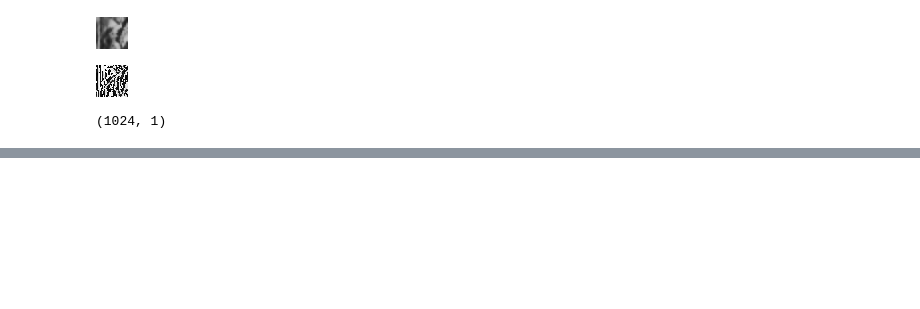
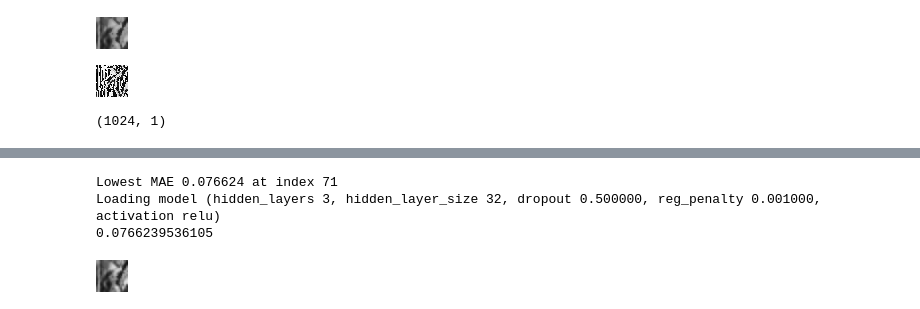
Before and after one commit to druce/lena20170812, a Jupyter notebook: Lena.ipynb, the cells around one changed output, grey strips where cells are left out. Saved outputs shown, nothing was run; the diff lists cells and outputs as text; code cells hidden in the pictures; blank space fills up the shorter version.

Commit message:
use MAE, fix grid search loop, load and evaluate best

```diff
--- a/Lena.ipynb
+++ b/Lena.ipynb
@@ -93,12 +103,12 @@ def create_model(num_components=input_cols,
                  num_hidden_layers=1,
                  hidden_layer_size=30,
                  dropout=(1.0/3.0),
-                 reg_penalty=0.0001,
+                 reg_penalty=0.0000,
                  activation='relu'):
 
     # create model
     model = Sequential()
-    # 1st hidden layer of specified size hidden_layer_size, specified L1 regularization, specified activation
+    # 1st hidden layer of specified size hidden_layer_size, L1 regularization, activation
     # 1st layer needs input_dim
     model.add(Dense(hidden_layer_size,
                     input_dim=num_components,
@@ -112,7 +122,7 @@ def create_model(num_components=input_cols,
         model.add(Dropout(dropout))
 
     # if num_hidden_layers > 1, add additional layers
-    #input_dim is implicit from output of prev layer
+    # input_dim is implicit from output of prev layer
     for _ in range(num_hidden_layers - 1):
         model.add(Dense(hidden_layer_size,
                     kernel_initializer='TruncatedNormal',
@@ -129,7 +139,9 @@ def create_model(num_components=input_cols,
                     kernel_regularizer=l1(reg_penalty)
                    ))
 
-    model.compile(loss='mean_squared_error', optimizer='adam')
+    model.compile(loss='mean_absolute_error',
+                  optimizer='adam',
+                  metrics=['mean_absolute_error','mean_squared_error'])
     print(model.summary())
 
     return model
@@ -154,6 +166,7 @@ None
 fit = model.fit(input_image,
                 output_image,
                 epochs=1000,
-                batch_size=1024)
+                batch_size=1024,
+                verbose=1)
 # %% [output]
 Epoch 1/1000
@@ -285,2 +342,35 @@ None
+# %%
+# load best model with smallest MAE
+best_index = np.argmin(error_list)
+best_error = error_list[best_index]
+best_image = image_list[best_index]
+hidden_layers, hidden_layer_size, dropout, reg_penalty, activation = hyperparam_list[best_index]
+print("Lowest MAE %f at index %d" % (best_error, best_index))
+
+# load model
+print ("Loading model (hidden_layers %d, hidden_layer_size %d, dropout %f, reg_penalty %f, activation %s)" % (hidden_layers,
+                                             hidden_layer_size,
+                                             dropout,
+                                             reg_penalty,
+                                             activation))
+
+loadmodelname = "model_%d_%d_%.4f_%.6f_%s.h5" % (hidden_layers,
+                                             hidden_layer_size,
+                                             dropout,
+                                             reg_penalty,
+                                             activation)
+
+loadmodel = load_model(loadmodelname)
+
+#check MAE and show image
+train_image = loadmodel.predict(input_image)
+print(metrics.mean_absolute_error(output_image, train_image))
+
+showarray(255 * train_image.reshape((32,32)))
+# %% [output]
+Lowest MAE 0.076624 at index 71
+Loading model (hidden_layers 3, hidden_layer_size 32, dropout 0.500000, reg_penalty 0.001000, activation relu)
+0.0766239536105
+[figure, added]
 # %%
 # show images
```
Also changed, not shown: parts of 12 cells of this notebook.
